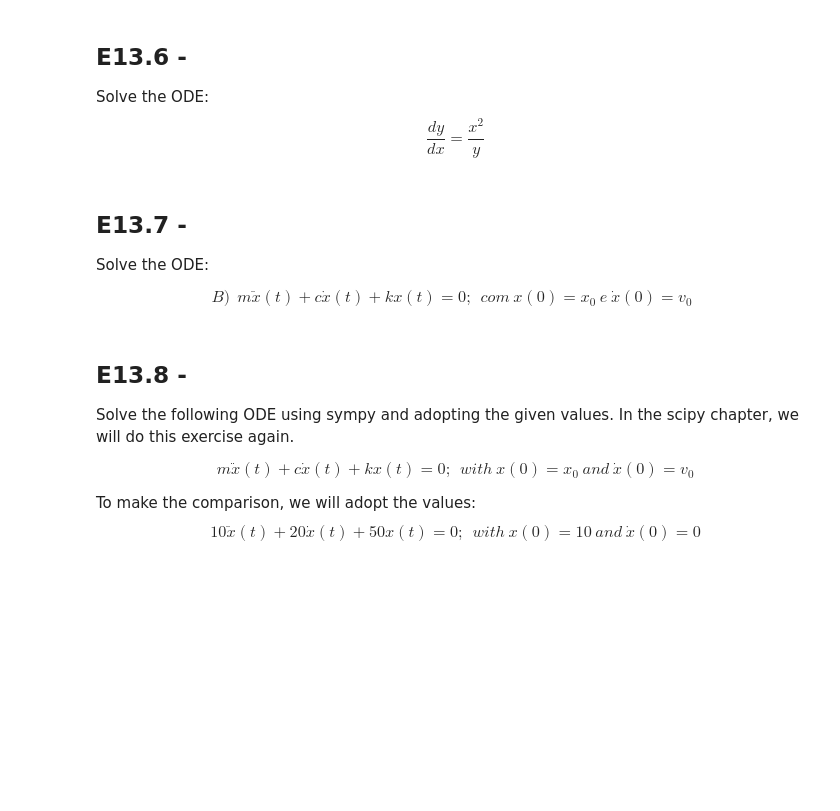
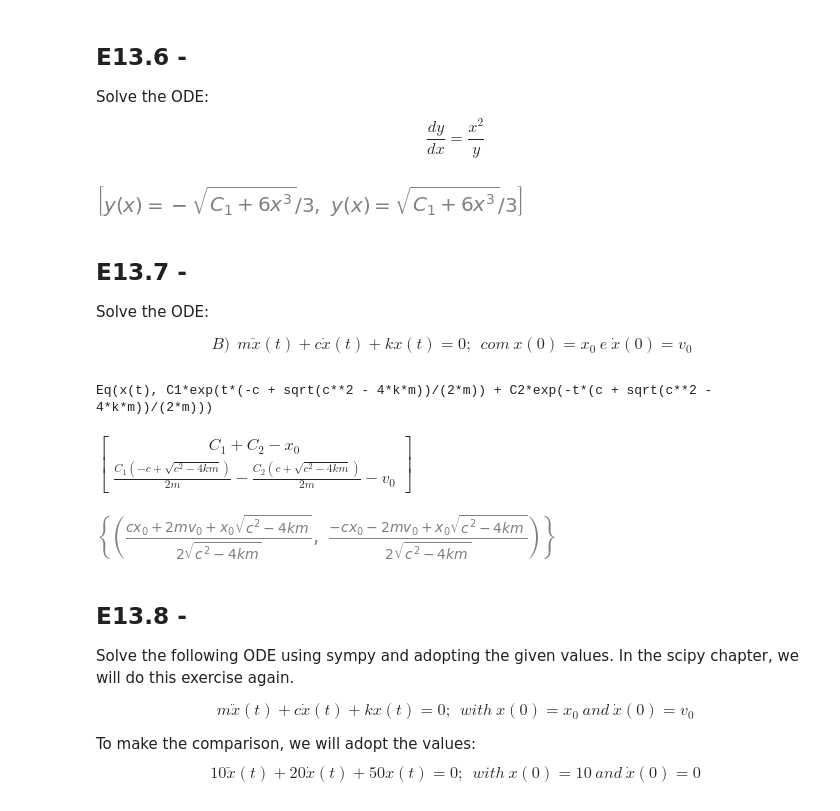
Before and after one commit to rafaelpsilva07/python-for-engineers-and-scientists, a Jupyter notebook: lessons/m2 - Section 13 - Sympy.ipynb, the cells around one changed output. Cells and saved outputs as stored; diff of their text form; code cells hidden in the pictures; blank space fills up the shorter version.

```diff
--- a/lessons/m2 - Section 13 - Sympy.ipynb
+++ b/lessons/m2 - Section 13 - Sympy.ipynb
@@ -285,3 +434,12 @@ $$ \ \ \frac{dy}{dx} = \frac{x^2}{y} $$
+# %%
+x = sp.symbols('x')
+y = sp.Function('y')
+dydx = sp.Derivative(y(x), x)
+ode = dydx - x**2 / y(x)
+# %%
+sp.dsolve(ode)
+# %% [output]
+[figure, added]
 # %% [markdown]
 ## E13.7 -
 Solve the ODE:
@@ -289,0 +457,5 @@ $$ B)\ \ m\ddot{x}(t) + c\dot{x}(t) + kx(t)=0; \ \ com\ x(0) = x_0 \ e\  \dot{x}
+# %%
+sol = sp.dsolve(ode)
+print(sol)
+# %% [output]
+Eq(x(t), C1*exp(t*(-c + sqrt(c**2 - 4*k*m))/(2*m)) + C2*exp(-t*(c + sqrt(c**2 - 4*k*m))/(2*m)))
@@ -290,3 +465,17 @@ $$ B)\ \ m\ddot{x}(t) + c\dot{x}(t) + kx(t)=0; \ \ com\ x(0) = x_0 \ e\  \dot{x}
+# %%
+eq1 = x_t0 - x0
+eq2 = dx_t0 - v0
+
+system = sp.Matrix([[eq1],
+                    [eq2]])
+
+system
+# %% [output]
+$\displaystyle \left[\begin{matrix}C_{1} + C_{2} - x_{0}\\\frac{C_{1} \left(- c + \sqrt{c^{2} - 4 k m}\right)}{2 m} - \frac{C_{2} \left(c + \sqrt{c^{2} - 4 k m}\right)}{2 m} - v_{0}\end{matrix}\right]$
+# %%
+sp.nonlinsolve(system, (C1, C2))
+# %% [output]
+[figure, added]
 # %% [markdown]
 ## E13.8 -
 Solve the following ODE using sympy and adopting the given values. In the scipy chapter, we will do this exercise again.
```
Also changed, not shown: parts of 71 cells of this notebook.
